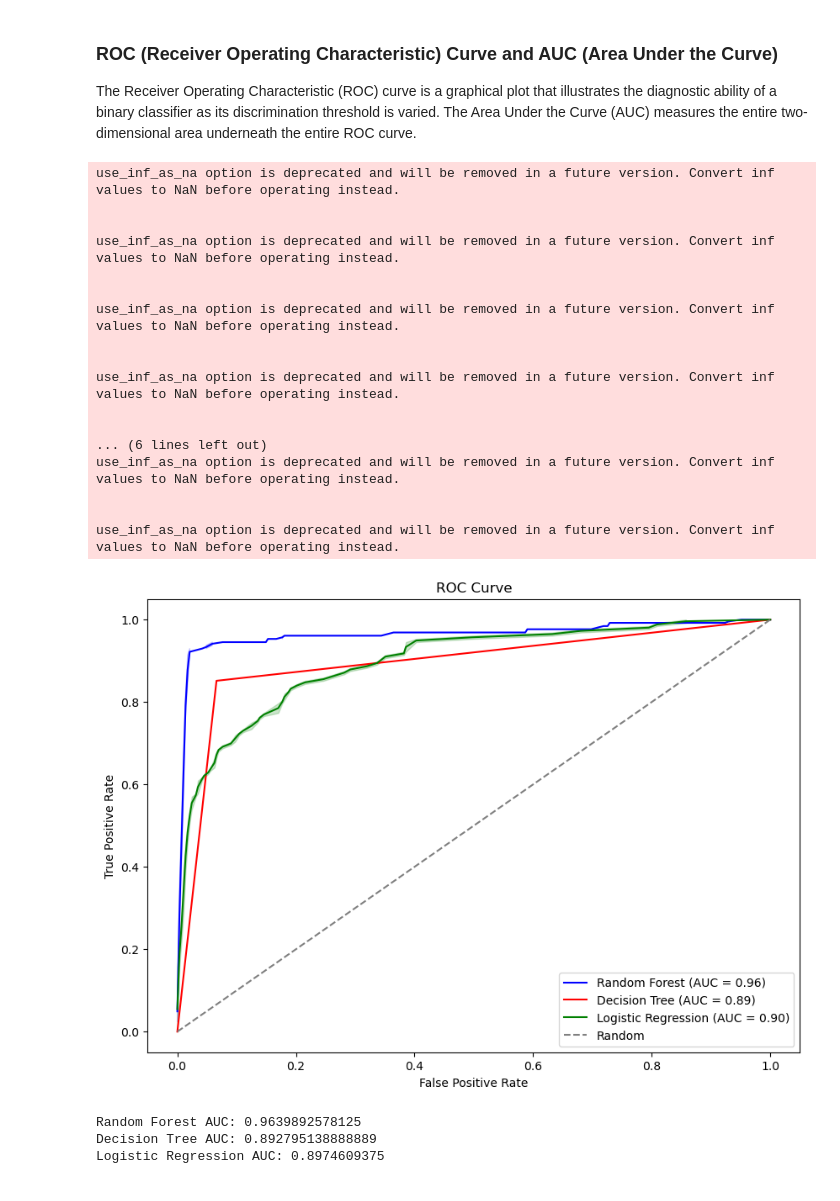
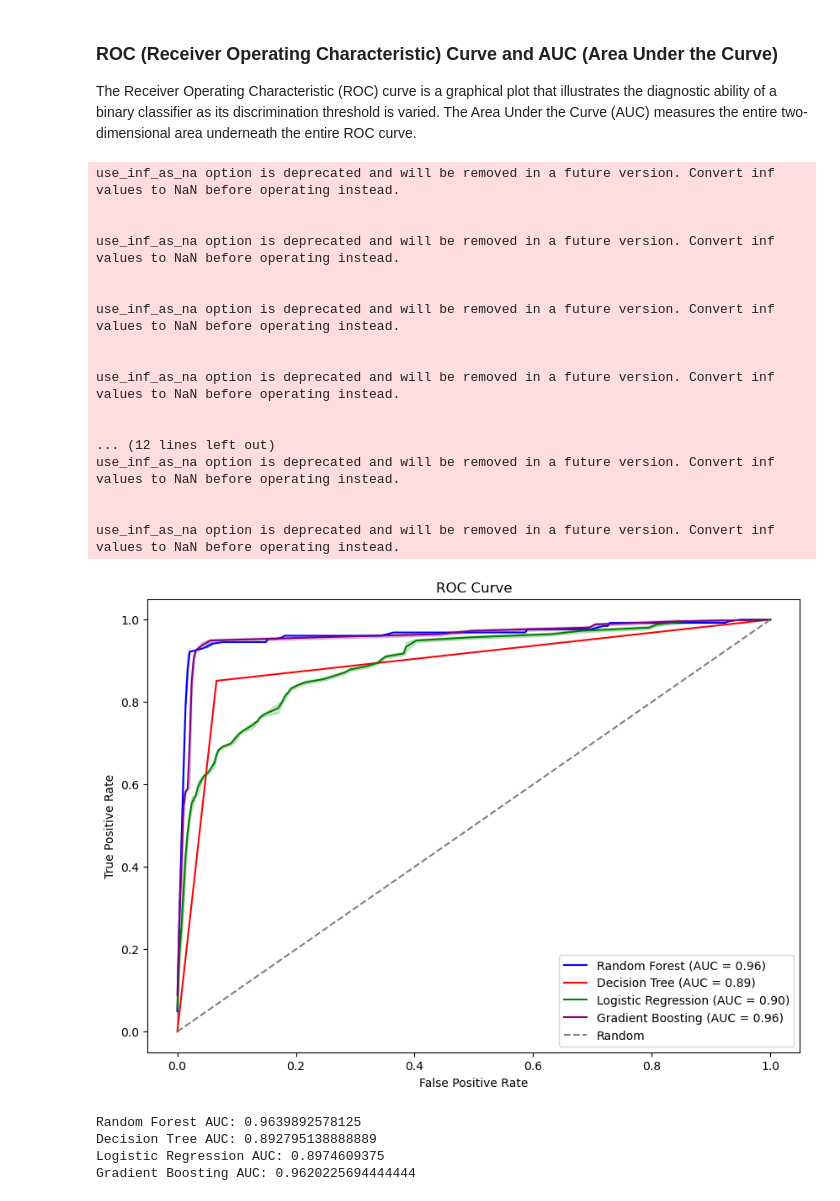
Before and after one commit to tarsian/Project-4-Alzheimers, a Jupyter notebook: Alzheimer's Disease.ipynb, the cells around one changed output. Drawn from its saved outputs; the diff is of its cells as text; code cells hidden in the pictures.

```diff
--- a/Alzheimer's Disease.ipynb
+++ b/Alzheimer's Disease.ipynb
@@ -195,3 +207,22 @@ Logistic Regression Classification Report:
     accuracy                           0.84       416
    macro avg       0.82      0.81      0.81       416
 weighted avg       0.84      0.84      0.84       416
+# %%
+# Initialize and train the Gradient Boosting model
+gb_model = GradientBoostingClassifier(random_state=5)
+gb_model.fit(X_train_scaled, y_train)
+
+# Make predictions with Gradient Boosting
+y_pred_gb = gb_model.predict(X_test_scaled)
+y_prob_gb = gb_model.predict_proba(X_test_scaled)[:, 1]
+
+# Evaluate Gradient Boosting model
+accuracy_gb = accuracy_score(y_test, y_pred_gb)
+auc_gb = roc_auc_score(y_test, y_prob_gb)
+conf_matrix_gb = confusion_matrix(y_test, y_pred_gb)
+class_report_gb = classification_report(y_test, y_pred_gb)
+
+print("Gradient Boosting Accuracy:", accuracy_gb)
+print("Gradient Boosting AUC:", auc_gb)
+print("Gradient Boosting Confusion Matrix:\n", conf_matrix_gb)
+print("Gradient Boosting Classification Report:\n", class_report_gb)
@@ -199,21 +245,17 @@ weighted avg       0.84      0.84      0.84       416
 ### ROC (Receiver Operating Characteristic) Curve and AUC (Area Under the Curve)
 The Receiver Operating Characteristic (ROC) curve is a graphical plot that illustrates the diagnostic ability of a binary classifier as its discrimination threshold is varied. The Area Under the Curve (AUC) measures the entire two-dimensional area underneath the entire ROC curve.
 # %%
-
 # Compute ROC curve and AUC for Random Forest
-y_prob_rf = rf_model.predict_proba(X_test_scaled)[:, 1]
 fpr_rf, tpr_rf, _ = roc_curve(y_test, y_prob_rf)
-auc_rf = roc_auc_score(y_test, y_prob_rf)
 
 # Compute ROC curve and AUC for Decision Tree
-y_prob_dt = dt_model.predict_proba(X_test_scaled)[:, 1]
 fpr_dt, tpr_dt, _ = roc_curve(y_test, y_prob_dt)
-auc_dt = roc_auc_score(y_test, y_prob_dt)
 
 # Compute ROC curve and AUC for Logistic Regression
-y_prob_lr = lr_model.predict_proba(X_test_scaled)[:, 1]
 fpr_lr, tpr_lr, _ = roc_curve(y_test, y_prob_lr)
-auc_lr = roc_auc_score(y_test, y_prob_lr)
+
+# Compute ROC curve and AUC for Gradient Boosting
+fpr_gb, tpr_gb, _ = roc_curve(y_test, y_prob_gb)
 
 # Plot ROC curves using Seaborn
 plt.figure(figsize=(10, 7))
@@ -221,36 +263,39 @@ plt.figure(figsize=(10, 7))
 sns.lineplot(x=fpr_rf, y=tpr_rf, label=f'Random Forest (AUC = {auc_rf:.2f})', color='blue')
 sns.lineplot(x=fpr_dt, y=tpr_dt, label=f'Decision Tree (AUC = {auc_dt:.2f})', color='red')
 sns.lineplot(x=fpr_lr, y=tpr_lr, label=f'Logistic Regression (AUC = {auc_lr:.2f})', color='green')
+sns.lineplot(x=fpr_gb, y=tpr_gb, label=f'Gradient Boosting (AUC = {auc_gb:.2f})', color='purple')
 sns.lineplot(x=[0, 1], y=[0, 1], label='Random', color='gray', linestyle='--')
 
 plt.xlabel('False Positive Rate')
 plt.ylabel('True Positive Rate')
 plt.title('ROC Curve')
 plt.legend(loc='lower right')
 plt.show()
 
 print("Random Forest AUC:", auc_rf)
 print("Decision Tree AUC:", auc_dt)
 print("Logistic Regression AUC:", auc_lr)
+print("Gradient Boosting AUC:", auc_gb)
 # %% [output]
 use_inf_as_na option is deprecated and will be removed in a future version. Convert inf values to NaN before operating instead.
 
 
 use_inf_as_na option is deprecated and will be removed in a future version. Convert inf values to NaN before operating instead.
 
 
 use_inf_as_na option is deprecated and will be removed in a future version. Convert inf values to NaN before operating instead.
 
 
 use_inf_as_na option is deprecated and will be removed in a future version. Convert inf values to NaN before operating instead.
 
 
-... (6 lines left out)
+... (12 lines left out)
 use_inf_as_na option is deprecated and will be removed in a future version. Convert inf values to NaN before operating instead.
 
 
 use_inf_as_na option is deprecated and will be removed in a future version. Convert inf values to NaN before operating instead.
-[figure, old version]
+[figure, new version]
 Random Forest AUC: 0.9639892578125
 Decision Tree AUC: 0.892795138888889
 Logistic Regression AUC: 0.8974609375
+Gradient Boosting AUC: 0.9620225694444444
```
Also changed, not shown: parts of 17 cells of this notebook, 1 other file.
